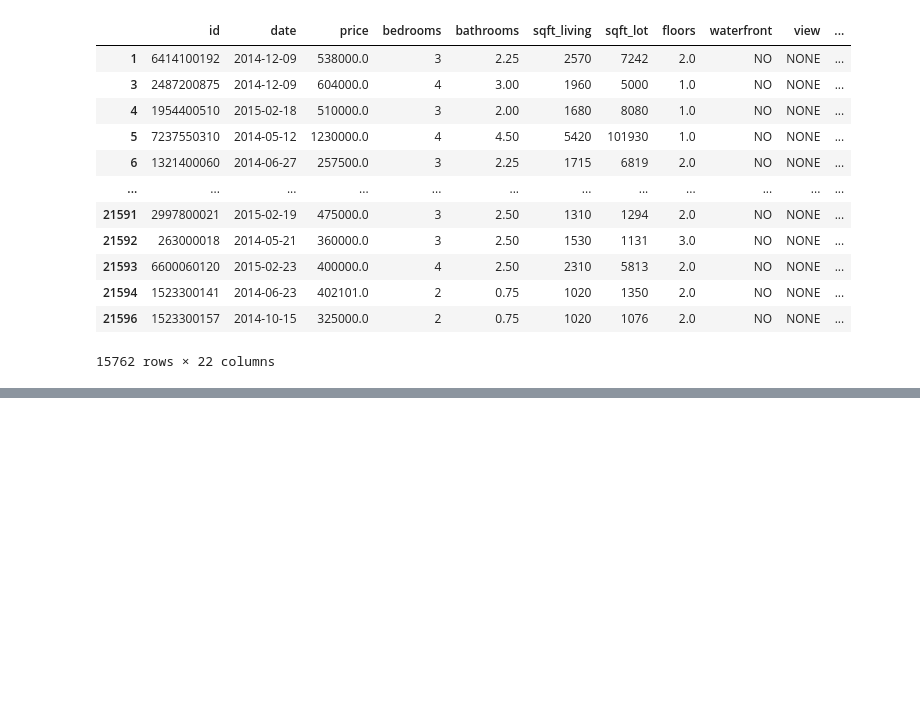
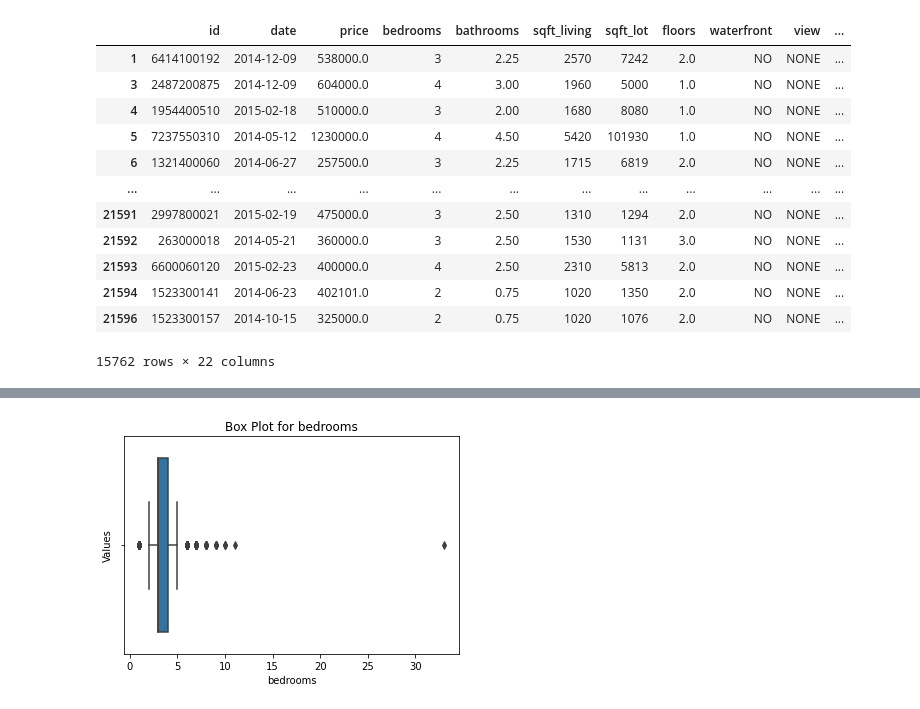
Before and after one commit to learn-co-curriculum/dsc-phase-2-project-v2-3, a Jupyter notebook: student.ipynb, the cells around one changed output, grey strips where cells are left out. Drawn from its saved outputs; the diff is of its cells as text; code cells hidden in the pictures; blank space fills up the shorter version.

```diff
--- a/student.ipynb
+++ b/student.ipynb
@@ -301,3 +301,21 @@ df
 | 21594 | 1523300141 | 2014-06-23 | 402101.0 | 2 | 0.75 | 1020 | 1350 | 2.0 | NO | NONE | ... |
 | 21596 | 1523300157 | 2014-10-15 | 325000.0 | 2 | 0.75 | 1020 | 1076 | 2.0 | NO | NONE | ... |
 15762 rows × 22 columns
+# %%
+# Replacing figures of the month with their corresponding month of the year
+months_in_year = {
+    1: 'January',
+    2: 'February',
+    3: 'March',
+    4: 'April',
+    5: 'May',
+    6: 'June',
+    7: 'July',
+    8: 'August',
+    9: 'September',
+    10: 'October',
+    11: 'November',
+    12: 'December'
+}
+df['month'] = df['month'].replace(months_in_year)
+df
@@ -303,0 +336,19 @@ df
+# %%
+# checking for outliers using box plot
+def plot_boxplot(x, data):
+
+    # Create the box plot
+    sns.boxplot(x=x, data=df)
+
+    # Add labels and title
+    plt.xlabel(f"{x}")
+    plt.ylabel('Values')
+    plt.title(f"Box Plot for {x}")
+    # Display the plot
+    plt.show()
+# %%
+# Checking outliers for the bedrooms
+
+plot_boxplot('bedrooms', df)
+# %% [output]
+[figure, added]
```
Also changed, not shown: parts of 17 cells of this notebook.
